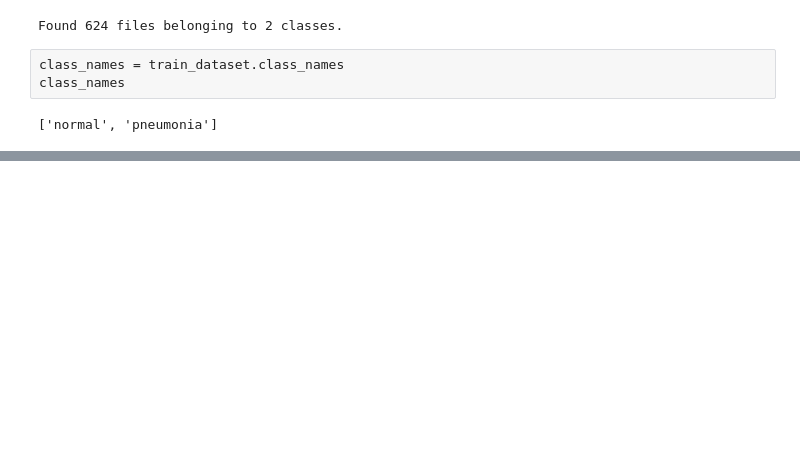
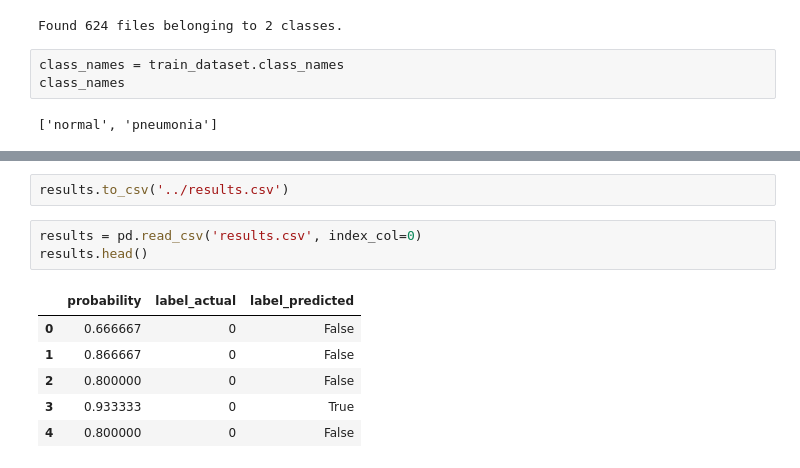
Before and after one commit to sarambulo/Pneumonia_detection, a Jupyter notebook: notebooks/Pneumonia_detection.ipynb, the cells around one changed output, grey strips where cells are left out. Drawn from its saved outputs; the diff is of its cells as text; blank space fills up the shorter version.

```diff
--- a/notebooks/Pneumonia_detection.ipynb
+++ b/notebooks/Pneumonia_detection.ipynb
@@ -564,0 +541,12 @@ This final model was the simplest and the best
+# %%
+results.to_csv('../results.csv')
+# %%
+results = pd.read_csv('results.csv', index_col=0)
+results.head()
+# %% [output]
+|  | probability | label_actual | label_predicted |
+| 0 | 0.666667 | 0 | False |
+| 1 | 0.866667 | 0 | False |
+| 2 | 0.800000 | 0 | False |
+| 3 | 0.933333 | 0 | True |
+| 4 | 0.800000 | 0 | False |
```
Also changed, not shown: parts of 17 cells of this notebook, 4 other files.
